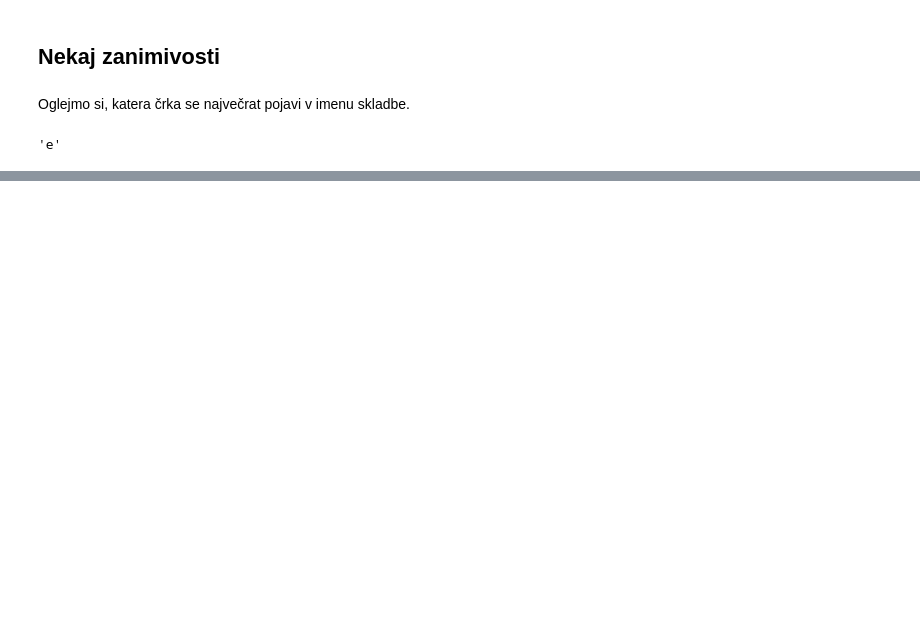
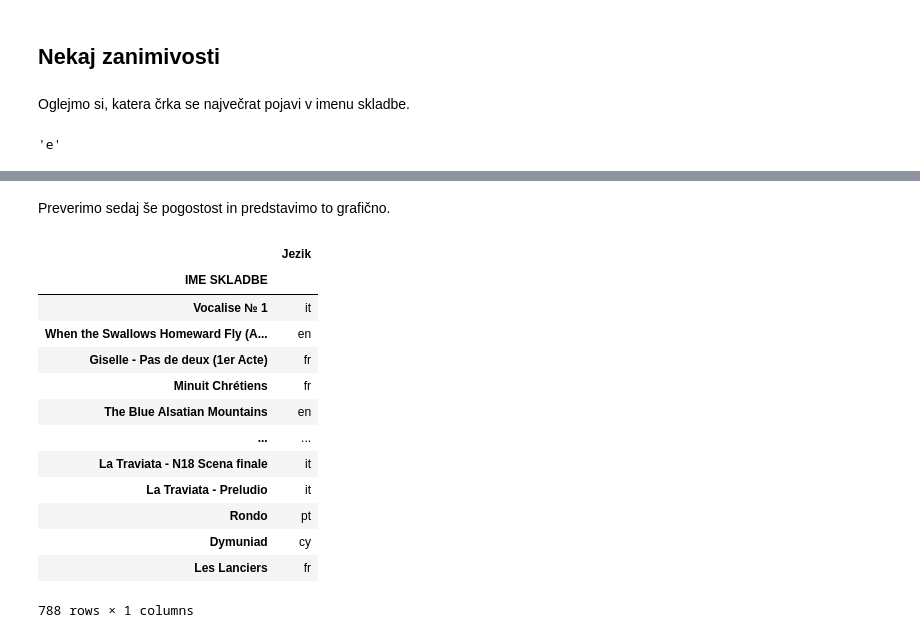
Before and after one commit to mm86903/UVP, a Jupyter notebook: analiza_podatkov.ipynb, the cells around one changed output, grey strips where cells are left out. Cells and saved outputs as stored; diff of their text form; code cells hidden in the pictures; blank space fills up the shorter version.

```diff
--- a/analiza_podatkov.ipynb
+++ b/analiza_podatkov.ipynb
@@ -223,0 +263,33 @@ najpogostejsa_crka
+# %% [markdown]
+Preverimo sedaj še pogostost in predstavimo to grafično.
+# %%
+def zaznaj_jezik(tabela):
+    jeziki = []
+    for naslov in tabela.index:   #ne tabela["IME SKLADBE"], ker je to index_collll
+        if pd.isna(naslov):   #preverimo ce je NaN
+            continue
+        try:
+            jezik =  detect(naslov)
+            jeziki.append(jezik)
+        except Exception:     #ce dobimo v try bloku napako se izvede to
+            jeziki.append(None)
+
+    return jeziki
+
+tabela["Jezik"] = zaznaj_jezik(tabela)
+tabela[["Jezik"]]
+# %% [output]
+|  | Jezik |
+| IME SKLADBE |  |
+| Vocalise № 1 | it |
+| When the Swallows Homeward Fly (A... | en |
+| Giselle - Pas de deux (1er Acte) | fr |
+| Minuit Chrétiens | fr |
+| The Blue Alsatian Mountains | en |
+| ... | ... |
+| La Traviata - N18 Scena finale | it |
+| La Traviata - Preludio | it |
+| Rondo | pt |
+| Dymuniad | cy |
+| Les Lanciers | fr |
+788 rows × 1 columns
```
Also changed, not shown: parts of 8 cells of this notebook.
